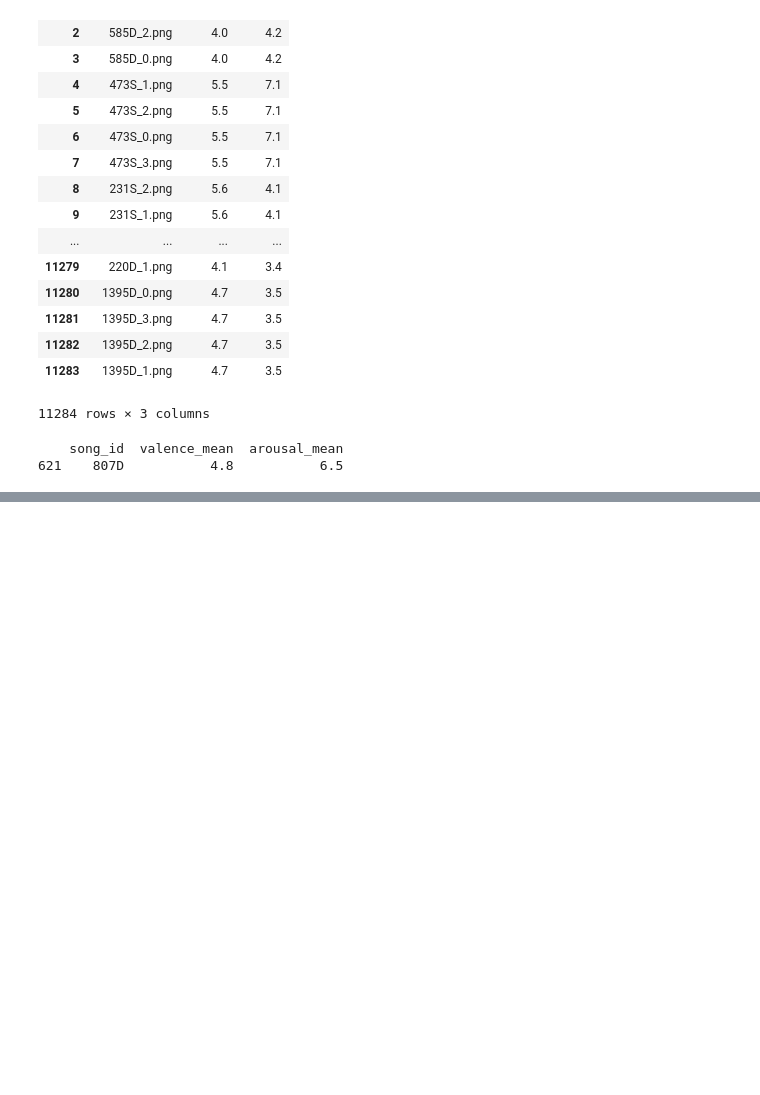
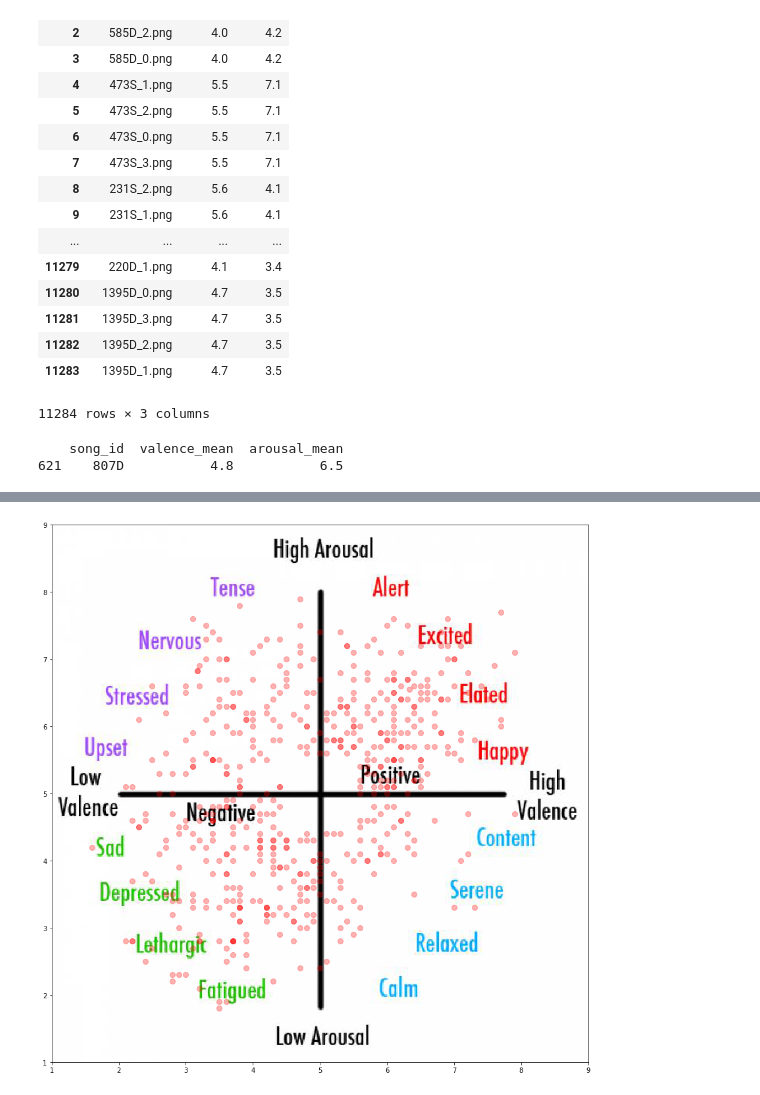
Before and after one commit to MusicMapProject/MusicMap, a Jupyter notebook: utils/CSV_process.ipynb, the cells around one changed output, grey strips where cells are left out. Saved outputs shown, nothing was run; the diff lists cells and outputs as text; code cells hidden in the pictures; blank space fills up the shorter version.

```diff
--- a/utils/CSV_process.ipynb
+++ b/utils/CSV_process.ipynb
@@ -285,0 +295,15 @@ result
+# %%
+drop_border = [4.5, 5.5]
+#sampling_border - diag y = 2 + x, y = 1 - x
+new_points = []
+for point in all_data:
+    if drop_border[0] <= point[2] <= drop_border[1] and drop_border[0] <= point[3] <= drop_border[1]:
+        continue
+    if 1 - point[2] <= point[3] <= 2 + point[2]:
+        need = np.random.binomial(1, 0.2)
+        if need:
+            new_points.append(point)
+        continue
+    new_points.append(point)
+
+new_points = np.asarray(new_points)
@@ -285,0 +314,13 @@ result
+# %%
+fig = plt.figure(figsize=(15, 15))
+ax = fig.add_subplot(111)
+image = plt.imread('./va_scale.jpg')
+plt.imshow(image, extent=[1, 9, 1, 9])
+
+plt.plot(new_points[:, 2], new_points[:, 3], 'ro', markersize = '8', alpha = 0.3)
+# for i, xy in enumerate(zip(data_D[:, 2], data_D[:, 3])):
+#     ax.annotate(data_D[:, 1][i], xy, textcoords='data')
+
+plt.show()
+# %% [output]
+[figure, added]
```
Also changed, not shown: parts of 11 cells of this notebook, 3 other files.
